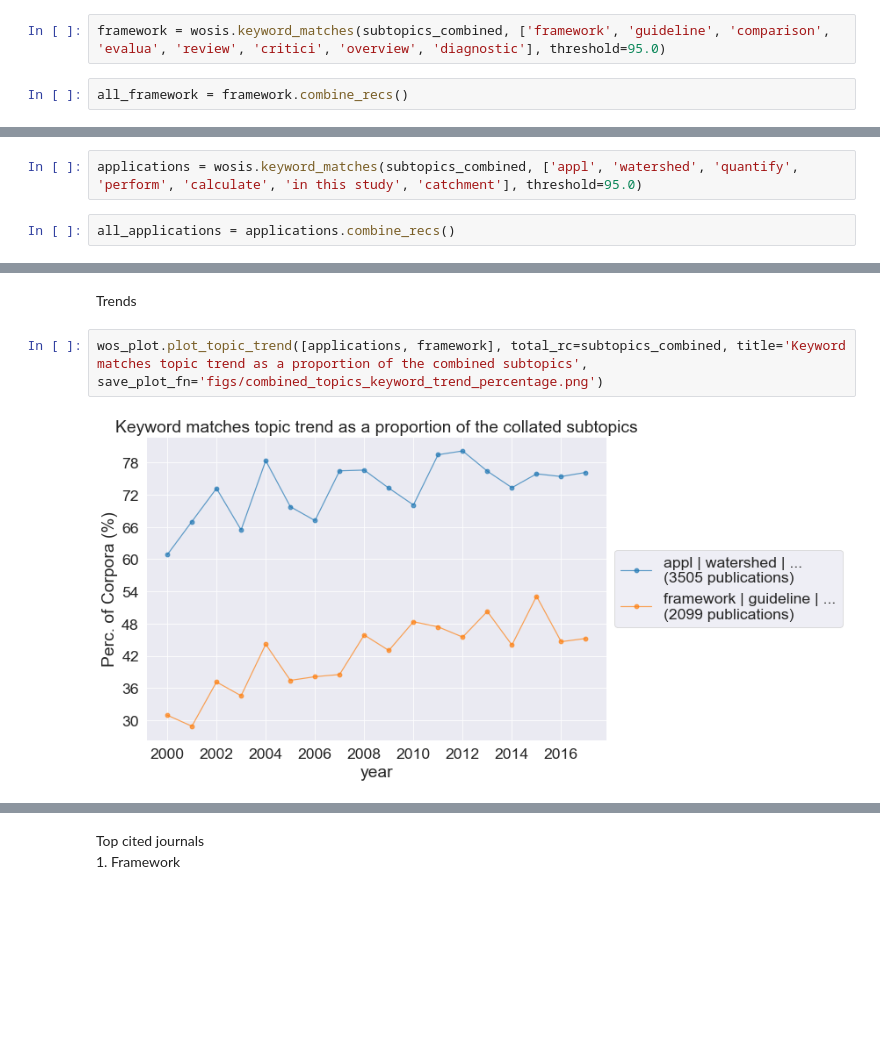
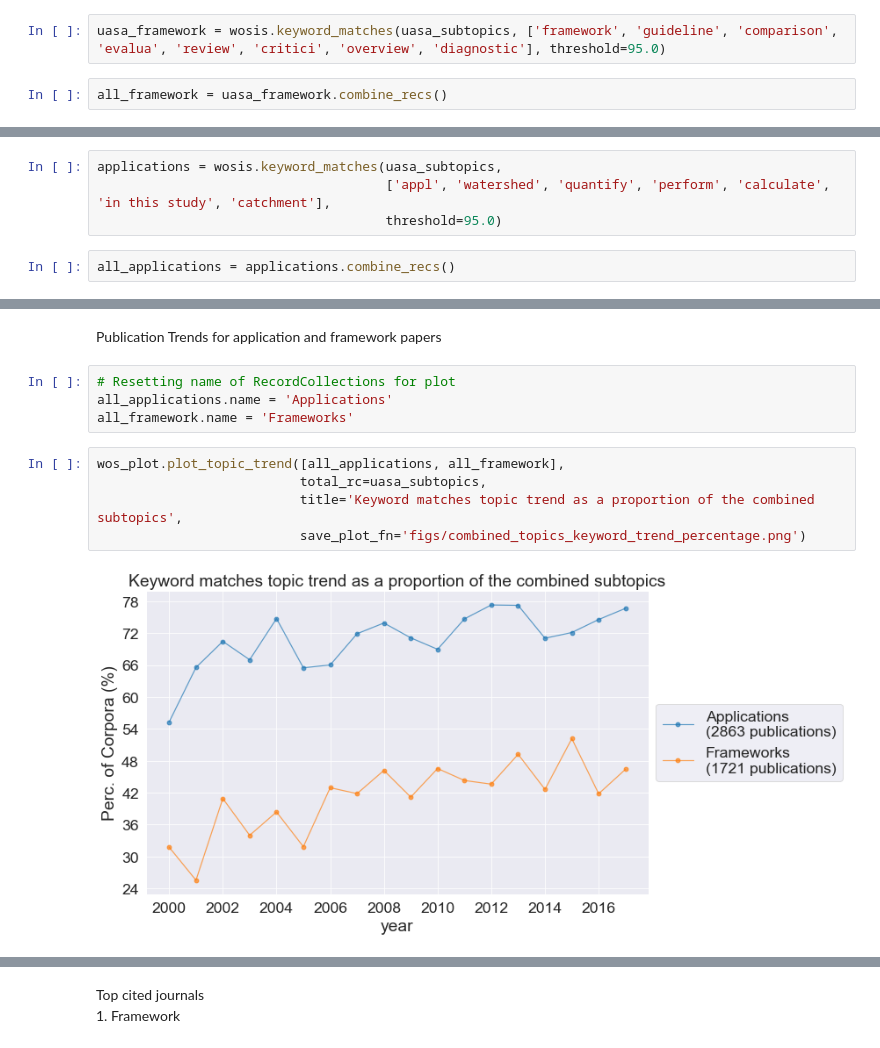
Before and after one commit to frog7/uasa-trends, a Jupyter notebook: notebooks/3c Topic modelling, keyword matching the subtopics -old.ipynb, the cells around one changed output, grey strips where cells are left out. Saved outputs shown, nothing was run; the diff lists cells and outputs as text; blank space fills up the shorter version.

```diff
--- a/notebooks/3c Topic modelling, keyword matching the subtopics -old.ipynb
+++ b/notebooks/3c Topic modelling, keyword matching the subtopics -old.ipynb
@@ -120,9 +128,9 @@ wosis.rc_to_df(subtopics_combined).to_csv('../data/subtopics_combined.csv')
 # %% [markdown]
 1. Frameworks and guidelines for UA/SA
 # %%
-framework = wosis.keyword_matches(subtopics_combined, ['framework', 'guideline', 'comparison', 'evalua', 'review', 'critici', 'overview', 'diagnostic'], threshold=95.0)
+uasa_framework = wosis.keyword_matches(uasa_subtopics, ['framework', 'guideline', 'comparison', 'evalua', 'review', 'critici', 'overview', 'diagnostic'], threshold=95.0)
 # %%
-all_framework = framework.combine_recs()
+all_framework = uasa_framework.combine_recs()
 # %%
 wos_plot.plot_kw_trend(all_framework, title='Frameworks and guidelines for UA/SA: Keyword and Publication Trend', save_plot_fn='figs/framework_pub_trend.png')
 # %% [output]
@@ -130,7 +138,9 @@ wos_plot.plot_kw_trend(all_framework, title='Frameworks and guidelines for UA/SA
 # %% [markdown]
 2. Applications of UA/SA
 # %%
-applications = wosis.keyword_matches(subtopics_combined, ['appl', 'watershed', 'quantify', 'perform', 'calculate', 'in this study', 'catchment'], threshold=95.0)
+applications = wosis.keyword_matches(uasa_subtopics,
+                                     ['appl', 'watershed', 'quantify', 'perform', 'calculate', 'in this study', 'catchment'],
+                                     threshold=95.0)
 # %%
 all_applications = applications.combine_recs()
 # %%
@@ -140,7 +152,14 @@ wos_plot.plot_kw_trend(all_applications, title='Applications of UA/SA: Keyword a
-# %% [markdown]
-Trends
+# %% [markdown]
+Publication Trends for application and framework papers
+# %%
+# Resetting name of RecordCollections for plot
+all_applications.name = 'Applications'
+all_framework.name = 'Frameworks'
 # %%
-wos_plot.plot_topic_trend([applications, framework], total_rc=subtopics_combined, title='Keyword matches topic trend as a proportion of the combined subtopics', save_plot_fn='figs/combined_topics_keyword_trend_percentage.png')
+wos_plot.plot_topic_trend([all_applications, all_framework],
+                          total_rc=uasa_subtopics,
+                          title='Keyword matches topic trend as a proportion of the combined subtopics',
+                          save_plot_fn='figs/combined_topics_keyword_trend_percentage.png')
 # %% [output]
-[figure, old version]
+[figure, new version]
 # %%
```
Also changed, not shown: parts of 48 cells of this notebook, 6 other files.
